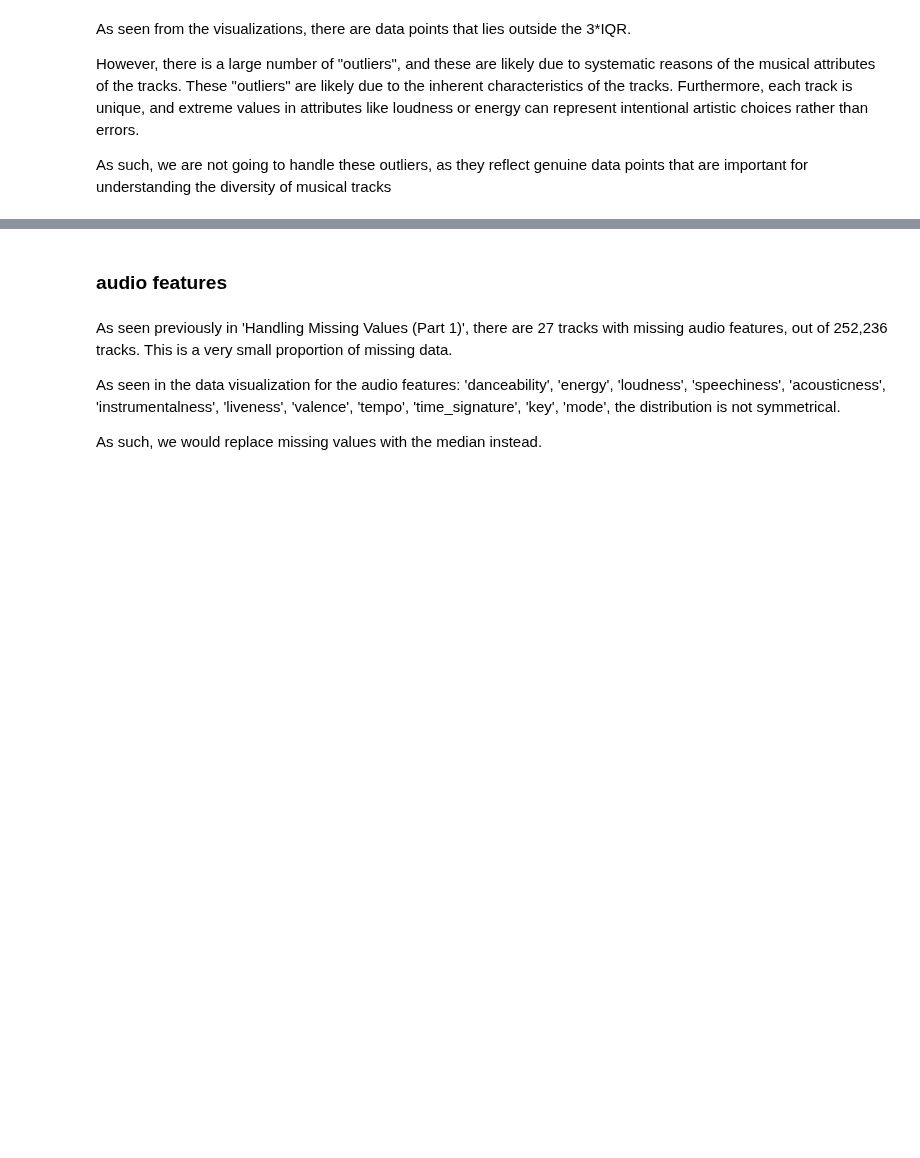
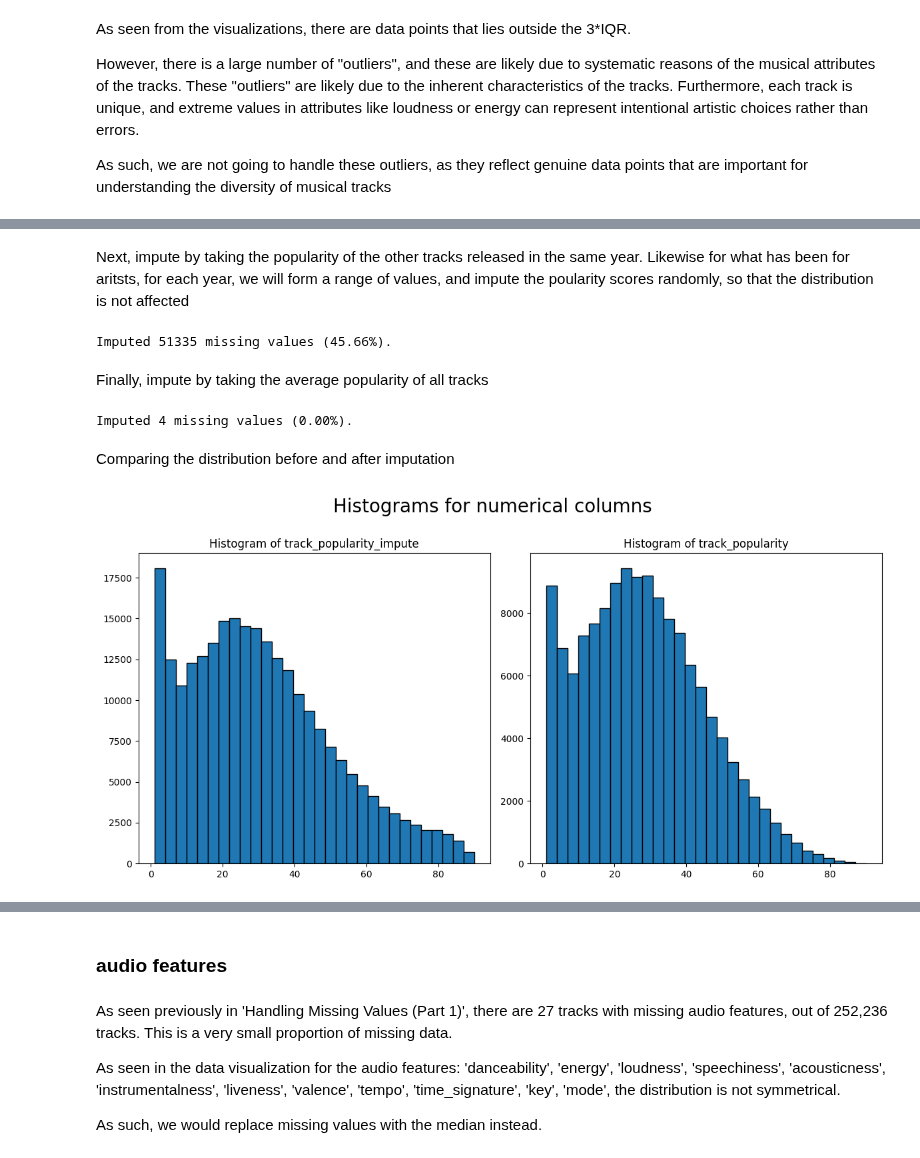
Before and after one commit to ouch528/Spotifynd, a Jupyter notebook: phase2_data_cleaning/tracks_cleaning.ipynb, the cells around one changed output, grey strips where cells are left out. Saved outputs shown, nothing was run; the diff lists cells and outputs as text; code cells hidden in the pictures; blank space fills up the shorter version.

```diff
--- a/phase2_data_cleaning/tracks_cleaning.ipynb
+++ b/phase2_data_cleaning/tracks_cleaning.ipynb
@@ -164,0 +245,10 @@ As such, we are not going to handle these outliers, as they reflect genuine data
+# %%
+missing_before = df['track_popularity'].isna().sum()
+
+album_popularity_mean = df.groupby('album_idx')['track_popularity'].transform(lambda x: x.fillna(x.mean()))
+
+df['track_popularity_impute'] = df['track_popularity'].fillna(album_popularity_mean)
+
+num_imputed = missing_before - df['track_popularity_impute'].isna().sum()
+total_imputed = num_imputed
+print(f"Imputed {num_imputed} missing values ({num_imputed / missing_before * 100:.2f}%).")
@@ -164,0 +281,70 @@ As such, we are not going to handle these outliers, as they reflect genuine data
+# %% [markdown]
+Next, impute by taking the popularity of the other tracks released in the same year. Likewise for what has been for aritsts, for each year, we will form a range of values, and impute the poularity scores randomly, so that the distribution is not affected
+# %%
+# Set random seed for reproducibility
+np.random.seed(42)
+
+# Ensure the min/max is calculated properly by year and dropped NaNs
+year_pop_range = df.groupby('release_year')['track_popularity_impute'].agg(['min', 'max'])
+
+# Drop any rows with NaN values in min or max
+year_pop_range = year_pop_range.dropna()
+
+# Impute missing popularity values by sampling within the release year's popularity range
+df['track_popularity_impute'] = df.apply(
+    lambda row: (
+        year_pop_range.loc[row['release_year'], 'min']  # If only one value exists for the year
+        if year_pop_range.loc[row['release_year'], 'min'] == year_pop_range.loc[row['release_year'], 'max']
+        else np.random.uniform(year_pop_range.loc[row['release_year'], 'min'],
+                               year_pop_range.loc[row['release_year'], 'max'])  # Otherwise sample within range
+    ) if pd.isna(row['track_popularity_impute']) and row['release_year'] in year_pop_range.index
+    else row['track_popularity_impute'],
+    axis=1
+)
+
+df['track_popularity_impute'] = df.apply(
+    lambda row: np.random.uniform(artist_pop_range.loc[row['release_year'], 'min'],
+                                 artist_pop_range.loc[row['release_year'], 'max'])
+    if pd.isna(row['track_popularity_impute']) and row['artist_idx'] in artist_pop_range.index else row['track_popularity_impute'],
+    axis=1)
+
+num_imputed = missing_before - df['track_popularity_impute'].isna().sum() - total_imputed
+total_imputed += num_imputed
+print(f"Imputed {num_imputed} missing values ({num_imputed / missing_before * 100:.2f}%).")
+# %% [output]
+Imputed 51335 missing values (45.66%).
+# %% [markdown]
+Finally, impute by taking the average popularity of all tracks
+# %%
+global_mean_popularity = df['track_popularity_impute'].mean()
+df['track_popularity_impute'] = df['track_popularity_impute'].fillna(global_mean_popularity)
+
+num_imputed = missing_before - df['track_popularity_impute'].isna().sum() - total_imputed
+total_imputed += num_imputed
+print(f"Imputed {num_imputed} missing values ({num_imputed / missing_before * 100:.2f}%).")
+# %% [output]
+Imputed 4 missing values (0.00%).
+# %% [markdown]
+Comparing the distribution before and after imputation
+# %%
+# Create a figure with two subplots
+fig, axes = plt.subplots(1, 2, figsize=(12, 6))
+
+# Plot the first histogram
+axes[0].hist(df['track_popularity_impute'], bins=30, edgecolor='black')
+axes[0].set_title('Histogram of track_popularity_impute')
+
+# Plot the second histogram (you can change it to any other column or data you want)
+axes[1].hist(df['track_popularity'], bins=30, edgecolor='black')
+axes[1].set_title('Histogram of track_popularity')
+
+# Set a suptitle for the overall figure
+plt.suptitle("Histograms for numerical columns", fontsize=20)
+
+# Adjust layout
+plt.tight_layout(rect=[0, 0, 1, 0.975])
+
+# Show the plot
+plt.show()
+# %% [output]
+[figure, added]
```
Also changed, not shown: parts of 37 cells of this notebook, 3 other files.
